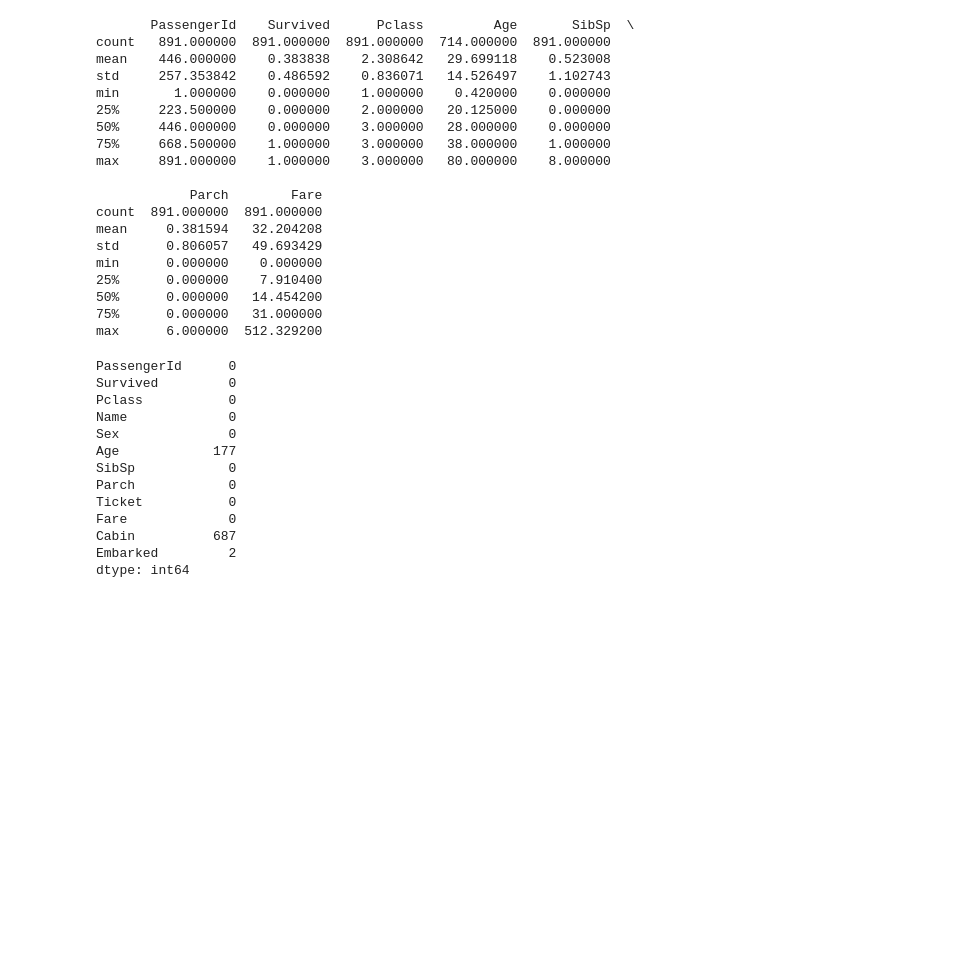
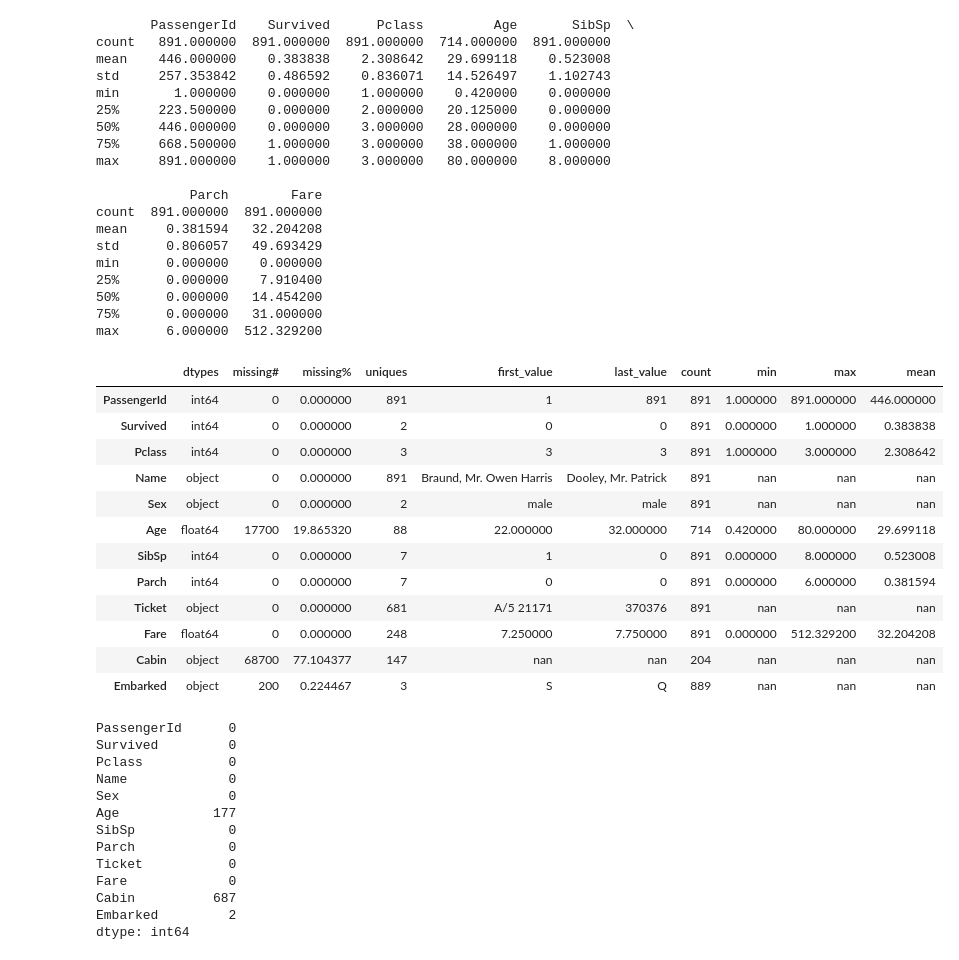
Before and after one commit to snajeebz/Titanic-Kaggle-Competition, a Jupyter notebook: Freshbook.ipynb, the cells around one changed output. Cells and saved outputs as stored; diff of their text form; code cells hidden in the pictures; blank space fills up the shorter version.

Commit message:
Added EDA Table

```diff
--- a/Freshbook.ipynb
+++ b/Freshbook.ipynb
@@ -26,3 +28,25 @@ Tensor Flow Version: 2.10.0
+# %%
+# Color printing
+# inspired by https://www.kaggle.com/code/ravi20076/sleepstate-eda-baseline
+def PrintColor(text:str, color = Fore.BLUE, style = Style.BRIGHT):
+    "Prints color outputs using colorama using a text F-string";
+    print(style + color + text + Style.RESET_ALL);
+
+# inspired by https://www.kaggle.com/code/rishabh15virgo/cmi-dss-first-impression-data-understanding-eda
+def summarize_dataframe(df):
+    summary_df = pd.DataFrame(df.dtypes, columns=['dtypes'])
+    summary_df['missing#'] = df.isna().sum().values*100
+    summary_df['missing%'] = (df.isna().sum().values*100)/len(df)
+    summary_df['uniques'] = df.nunique().values
+    summary_df['first_value'] = df.iloc[0].values
+    summary_df['last_value'] = df.iloc[len(df)-1].values
+    summary_df['count'] = df.count().values
+    #sum['skew'] = df.skew().values
+    desc = pd.DataFrame(df.describe().T)
+    summary_df['min'] = desc['min']
+    summary_df['max'] = desc['max']
+    summary_df['mean'] = desc['mean']
+    return summary_df
 # %% [markdown]
 # Importing the Dataset
 # %%
@@ -85,6 +109,22 @@ min      0.000000    0.000000
 50%      0.000000   14.454200
 75%      0.000000   31.000000
 max      6.000000  512.329200
+# %%
+summarize_dataframe(train_df).style.background_gradient(cmap='Purples')
+# %% [output]
+|  | dtypes | missing# | missing% | uniques | first_value | last_value | count | min | max | mean |
+| PassengerId | int64 | 0 | 0.000000 | 891 | 1 | 891 | 891 | 1.000000 | 891.000000 | 446.000000 |
+| Survived | int64 | 0 | 0.000000 | 2 | 0 | 0 | 891 | 0.000000 | 1.000000 | 0.383838 |
+| Pclass | int64 | 0 | 0.000000 | 3 | 3 | 3 | 891 | 1.000000 | 3.000000 | 2.308642 |
+| Name | object | 0 | 0.000000 | 891 | Braund, Mr. Owen Harris | Dooley, Mr. Patrick | 891 | nan | nan | nan |
+| Sex | object | 0 | 0.000000 | 2 | male | male | 891 | nan | nan | nan |
+| Age | float64 | 17700 | 19.865320 | 88 | 22.000000 | 32.000000 | 714 | 0.420000 | 80.000000 | 29.699118 |
+| SibSp | int64 | 0 | 0.000000 | 7 | 1 | 0 | 891 | 0.000000 | 8.000000 | 0.523008 |
+| Parch | int64 | 0 | 0.000000 | 7 | 0 | 0 | 891 | 0.000000 | 6.000000 | 0.381594 |
+| Ticket | object | 0 | 0.000000 | 681 | A/5 21171 | 370376 | 891 | nan | nan | nan |
+| Fare | float64 | 0 | 0.000000 | 248 | 7.250000 | 7.750000 | 891 | 0.000000 | 512.329200 | 32.204208 |
+| Cabin | object | 68700 | 77.104377 | 147 | nan | nan | 204 | nan | nan | nan |
+| Embarked | object | 200 | 0.224467 | 3 | S | Q | 889 | nan | nan | nan |
 # %%
 train_df.isnull().sum()
 # %% [output]
```
Also changed, not shown: parts of 1 cell of this notebook.
